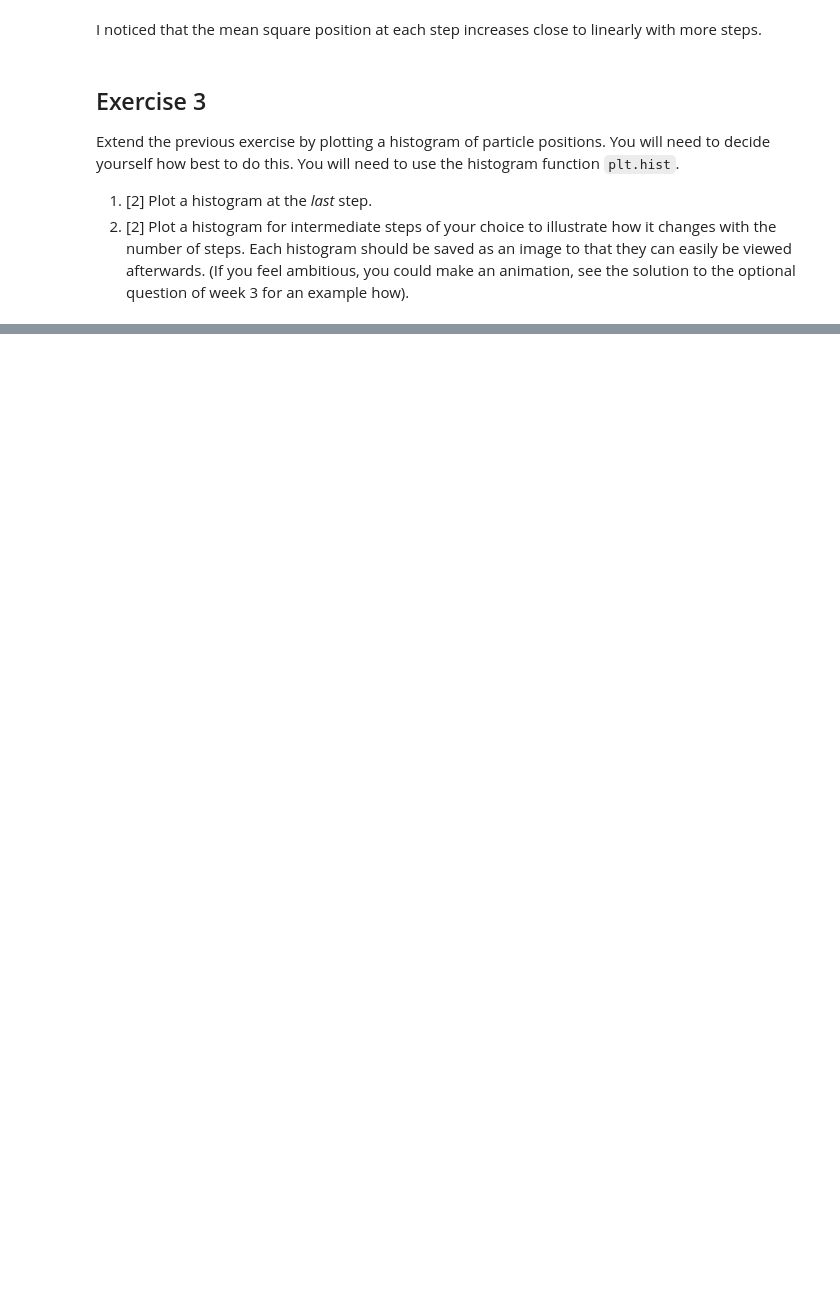
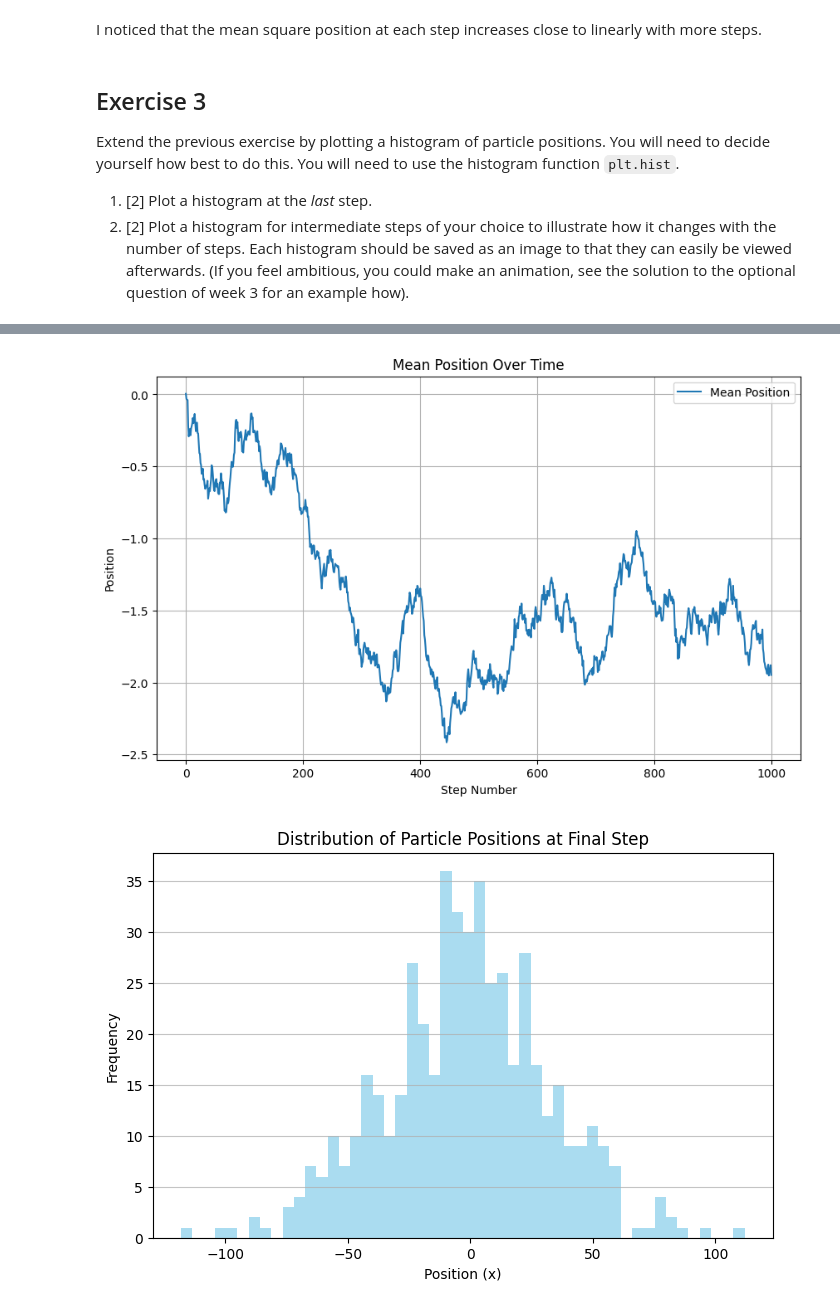
Before and after one commit to PX2145-2025/week-7-b-Zach-Bryant-2, a Jupyter notebook: Random_walk.ipynb, the cells around one changed output, grey strips where cells are left out. Saved outputs shown, nothing was run; the diff lists cells and outputs as text; code cells hidden in the pictures; blank space fills up the shorter version.

```diff
--- a/Random_walk.ipynb
+++ b/Random_walk.ipynb
@@ -255,0 +276,77 @@ for step in intermediate_steps:
+# %%
+# Essential Imports (usually at the start of your script/notebook)
+import numpy as np
+import matplotlib.pyplot as plt
+from numpy.random import random, seed
+
+# 1. The `walk` function (vectorized version is most efficient)
+# This function simulates a single 1D random walk.
+def walk(steps):
+    '''
+    steps is the length of the 1-D random walk vector returned.
+    Vectorized method: faster for larger `steps`.
+    '''
+    # np.random.choice([-1, 1], size=steps) generates an array of +1 or -1 for each step.
+    # np.cumsum() calculates the cumulative sum, giving the position after each step.
+    return np.cumsum(np.random.choice([-1, 1], size=steps))
+
+# 2. Initializing 2-D arrays for multiple walkers
+# `np.zeros((rows, columns), dtype)` creates an array filled with zeros.
+# Here, `steps` are rows (time), `N` are columns (individual walkers).
+steps = 1000
+N = 500
+particles = np.zeros((steps, N), int)
+
+# 3. Looping to populate the 2-D array with walks
+# Each column `particles[:, i]` represents a single walker's trajectory.
+for i in range(N):
+    particles[:, i] = walk(steps)
+
+# 4. Calculating mean position at each step
+# `np.mean(array, axis=1)` calculates the mean across rows (i.e., for each step, across all walkers).
+mean_position_each_step = np.mean(particles, axis=1)
+
+# 5. Calculating mean squared position at each step
+# `particles**2` squares all elements.
+# `np.mean(..., axis=1)` then calculates the mean of these squared positions across walkers for each step.
+mean_squared_position_each_step = np.mean(particles**2, axis=1)
+
+# 6. Basic plotting with Matplotlib
+# `plt.figure()` creates a new figure.
+# `plt.plot(y_values)` plots a line.
+# `plt.xlabel()`, `plt.ylabel()`, `plt.title()` set labels and title.
+# `plt.grid(True)` adds a grid.
+# `plt.show()` displays the plot.
+plt.figure(figsize=(10, 6)) # Example: set figure size
+plt.plot(mean_position_each_step, label='Mean Position')
+plt.xlabel('Step Number')
+plt.ylabel('Position')
+plt.title('Mean Position Over Time')
+plt.grid(True)
+plt.legend() # Show legend if you have labels
+plt.show()
+
+# 7. Creating and saving histograms
+# `plt.hist(data, bins=number_of_bins)` creates a histogram.
+# `plt.savefig('filename.png')` saves the current figure to a file.
+plt.figure(figsize=(8, 5))
+plt.hist(particles[-1, :], bins=50, alpha=0.7, color='skyblue') # Histogram of last step positions
+plt.xlabel('Position (x)')
+plt.ylabel('Frequency')
+plt.title('Distribution of Particle Positions at Final Step')
+plt.grid(axis='y', alpha=0.75)
+plt.savefig('final_step_histogram.png') # Save the plot
+plt.show()
+
+# 8. Plotting multiple lines on the same graph (e.g., for multiple walkers)
+plt.figure()
+for i in range(5): # Plotting first 5 walkers as an example
+    plt.plot(particles[:, i], alpha=0.6, label=f'Walker {i+1}')
+plt.xlabel('Step Number')
+plt.ylabel('Position')
+plt.title('Sample of Multiple Random Walks')
+plt.grid(True)
+plt.show()
+# %% [output]
+[figure, added]
+[figure, added]
```
Also changed, not shown: parts of 11 cells of this notebook.
